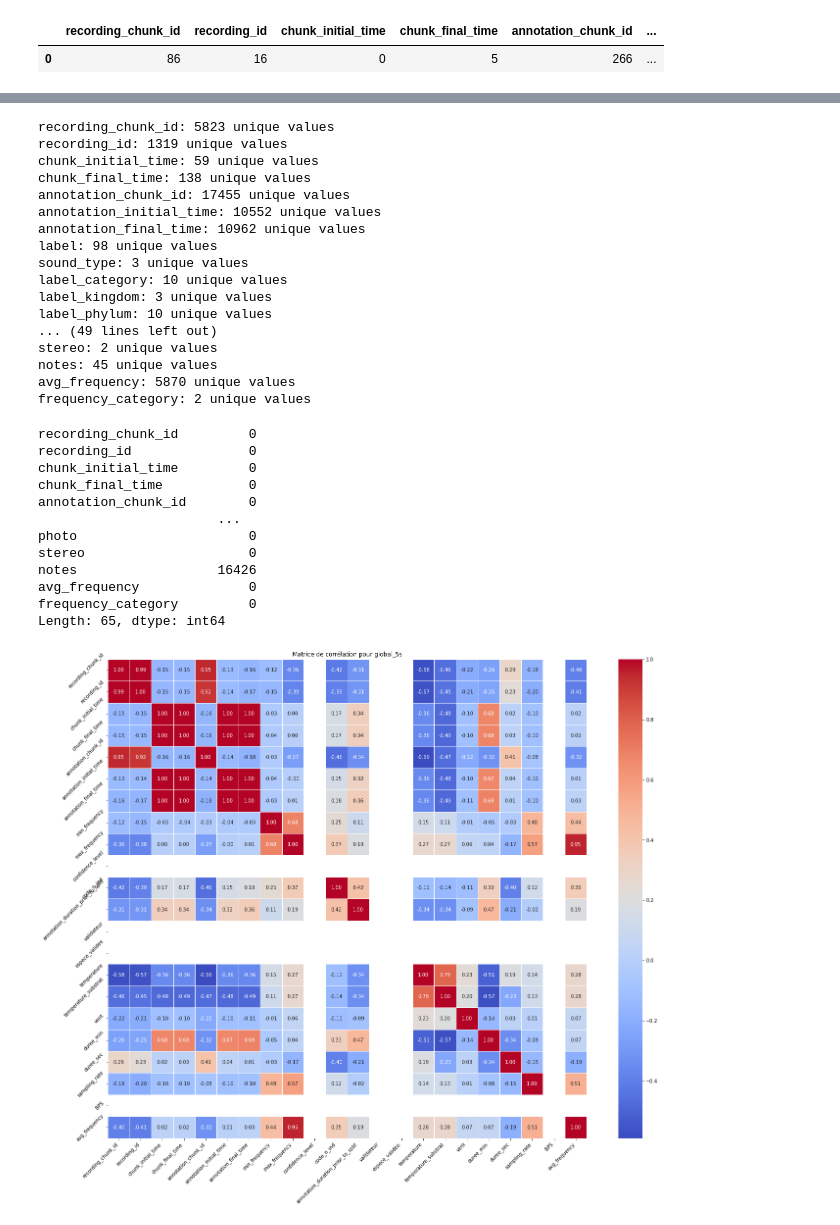
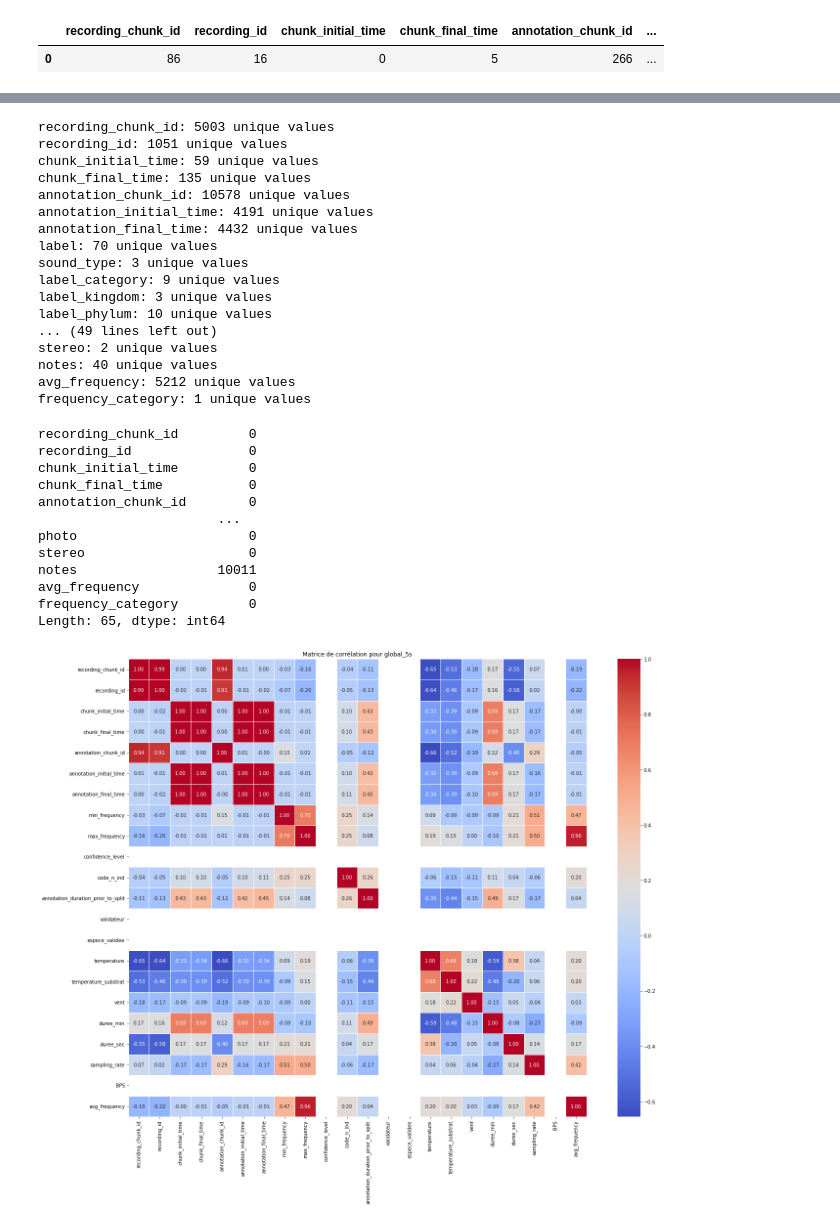
Before and after one commit to LorisGaven/OrthopteraStridulationClassifier, a Jupyter notebook: Notebooks/Analyse_DataSet/statistique.ipynb, the cells around one changed output, grey strips where cells are left out. Saved outputs shown, nothing was run; the diff lists cells and outputs as text; code cells hidden in the pictures.

```diff
--- a/Notebooks/Analyse_DataSet/statistique.ipynb
+++ b/Notebooks/Analyse_DataSet/statistique.ipynb
@@ -8,7 +8,7 @@ pd.set_option('display.max_columns', None)  # Aucune limite sur le nombre de col
 pd.set_option('display.max_colwidth', None)  # Aucune limite sur la largeur du contenu de la colonne
 # %%
 # Correctly specifying your file path
-path_global_5s = "../../Dataset acoustique insectes/CSVs morceaux audio 5s/Global/train_global_recording_chunks.csv"
+path_global_5s = "../../Dataset acoustique insectes/CSVs morceaux audio 5s/Audible/train_audible_recording_chunks.csv"
 
 # Using pandas to read the CSV file into a DataFrame
 global_5s = pd.read_csv(path_global_5s)
@@ -59,23 +59,23 @@ memory usage: 8.8+ MB
 for col in global_5s.columns:
     print(f"{col}: {global_5s[col].nunique()} unique values")
 # %% [output]
-recording_chunk_id: 5823 unique values
-recording_id: 1319 unique values
+recording_chunk_id: 5003 unique values
+recording_id: 1051 unique values
 chunk_initial_time: 59 unique values
-chunk_final_time: 138 unique values
-annotation_chunk_id: 17455 unique values
-annotation_initial_time: 10552 unique values
-annotation_final_time: 10962 unique values
-label: 98 unique values
+chunk_final_time: 135 unique values
+annotation_chunk_id: 10578 unique values
+annotation_initial_time: 4191 unique values
+annotation_final_time: 4432 unique values
+label: 70 unique values
 sound_type: 3 unique values
-label_category: 10 unique values
+label_category: 9 unique values
 label_kingdom: 3 unique values
 label_phylum: 10 unique values
 ... (49 lines left out)
 stereo: 2 unique values
-notes: 45 unique values
-avg_frequency: 5870 unique values
-frequency_category: 2 unique values
+notes: 40 unique values
+avg_frequency: 5212 unique values
+frequency_category: 1 unique values
 # %%
 # Valeurs Manquantes
 global_5s.isnull().sum()
@@ -88,28 +88,28 @@ annotation_chunk_id        0
                        ...
 photo                      0
 stereo                     0
-notes                  16426
+notes                  10011
 avg_frequency              0
 frequency_category         0
 Length: 65, dtype: int64
 # %%
 # Corrélations
 corr = global_5s.corr()
 
 # Créer une heatmap pour visualiser la matrice de corrélation
 plt.figure(figsize=(20, 16))  # Ajuste la taille de la figure (vous pouvez modifier ces valeurs selon vos besoins)
 sns.heatmap(corr, annot=True, fmt=".2f", cmap='coolwarm', cbar=True, square=True, linewidths=.5)
 
 # Titre et ajustements optionnels
 plt.title('Matrice de corrélation pour global_5s')
-plt.xticks(rotation=45, ha='right')  # Rotation des étiquettes de l'axe x pour une meilleure lisibilité
-plt.yticks(rotation=45)  # Rotation des étiquettes de l'axe y
+plt.xticks(rotation=90)  # Rotation des étiquettes de l'axe x pour une meilleure lisibilité
+plt.yticks(rotation=0)  # Rotation des étiquettes de l'axe y
 plt.tight_layout()  # Ajuste automatiquement les paramètres de la subplot pour qu'elle s'adapte à la zone de la figure
 
 # Afficher la figure
 plt.show()
 # %% [output]
-[figure, old version]
+[figure, new version]
 # %%
 # Compter les Occurrences de Chaque Label
 global_5s['label'].value_counts()
```
Also changed, not shown: parts of 11 cells of this notebook, 1 other file.
